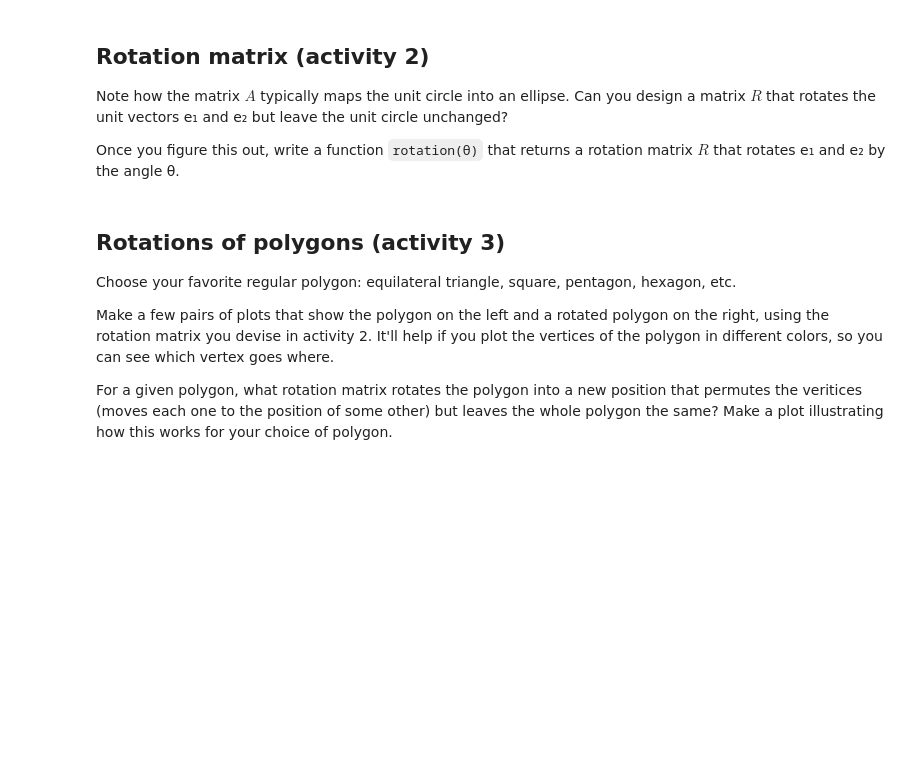
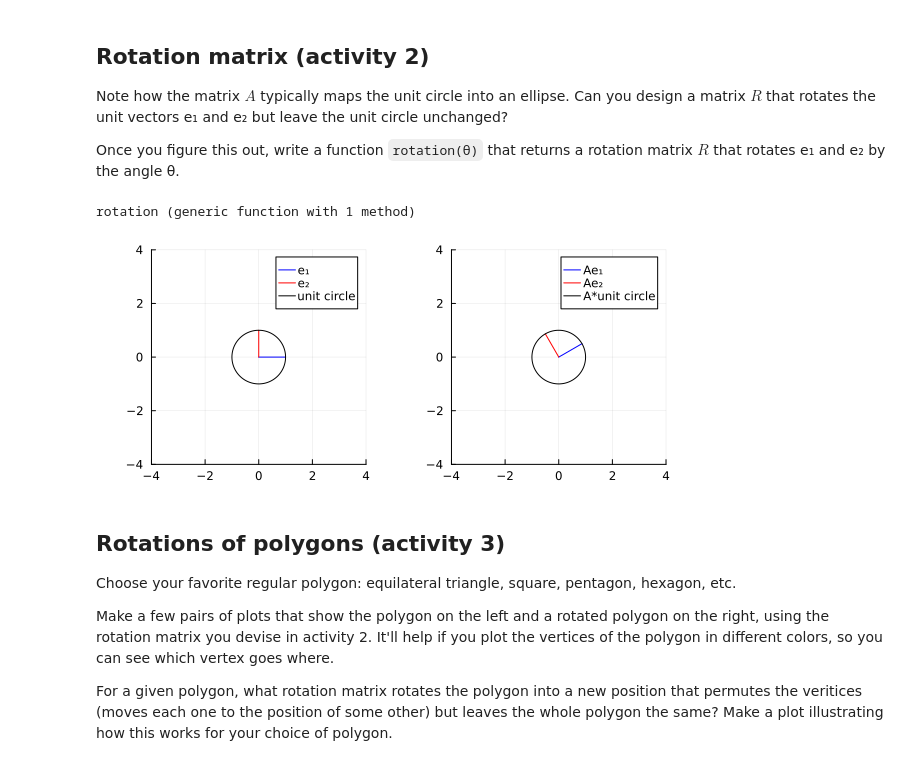
Before and after one commit to johnfgibson/tech411, a Jupyter notebook: 02-matrix-vector/matrix-vector-demo.ipynb, the cells around one changed output. Saved outputs shown, nothing was run; the diff lists cells and outputs as text; code cells hidden in the pictures; blank space fills up the shorter version.

```diff
--- a/02-matrix-vector/matrix-vector-demo.ipynb
+++ b/02-matrix-vector/matrix-vector-demo.ipynb
@@ -113,6 +201,17 @@ a matrix $R$ that rotates the unit vectors e₁ and e₂ but leave the unit circ
 
 Once you figure this out, write a function `rotation(θ)` that returns a rotation matrix $R$
 that rotates e₁ and e₂ by the angle θ.
+# %%
+function rotation(θ)
+    [cos(θ) -sin(θ); sin(θ) cos(θ)]
+end
+# %% [output]
+rotation (generic function with 1 method)
+# %%
+S = rotation(π/6)
+plotmap(S)
+# %% [output]
+[figure, added]
 # %% [markdown]
 ## Rotations of polygons (activity 3)
 
```
Also changed, not shown: parts of 15 cells of this notebook, 6 other files.
